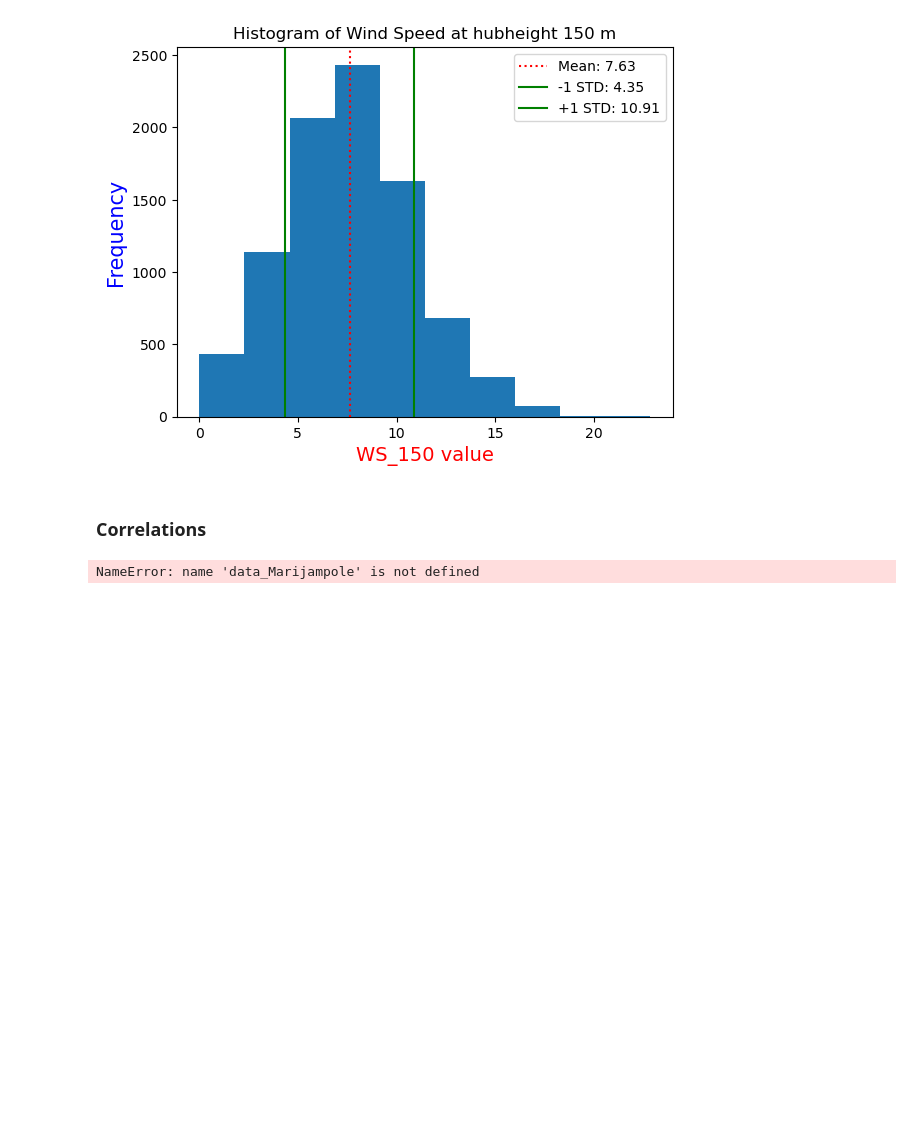
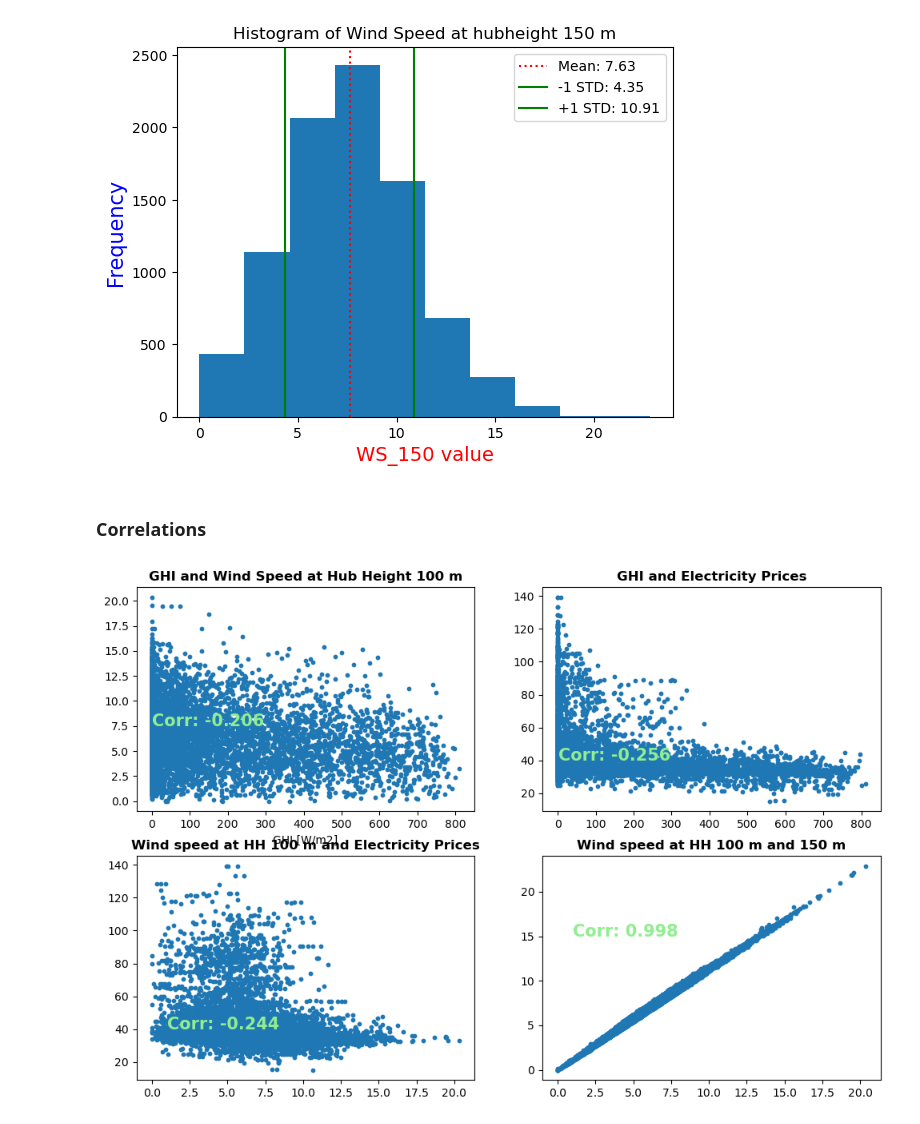
Before and after one commit to Katrine-Hagenau/Hydesign, a Jupyter notebook: docs/notebooks/Graphs_part1.ipynb, the cells around one changed output. Drawn from its saved outputs; the diff is of its cells as text; code cells hidden in the pictures; blank space fills up the shorter version.

```diff
--- a/docs/notebooks/Graphs_part1.ipynb
+++ b/docs/notebooks/Graphs_part1.ipynb
@@ -80,24 +95,39 @@ plt.show()
 # %%
 ghi=data_Marijampole['ghi']
 ws_100=data_Marijampole['WS_100']
+ws_150 = data_Marijampole["WS_150"]
 
 fig, axes = plt.subplots(2, 2, figsize=(12, 8))
 
 corr_ghi_WS100=np.round(np.corrcoef(ghi, ws_100)[0,1],3)
-axes[0,0].scatter(ghi,ws_100)
+axes[0,0].scatter(ghi,ws_100, s=10)
 axes[0,0].text(1,7.5,f'Corr: {corr_ghi_WS100}',fontsize=15,color='lightgreen',fontweight='bold')
 axes[0,0].set_title('GHI and Wind Speed at Hub Height 100 m',fontweight='bold')
+axes[0,0].set_xlabel("GHI [W/m2]")
 
 corr_ghi_el_prices=np.round(np.corrcoef(ghi, el_prices)[0,1],3)
-axes[0,1].scatter(ghi,el_prices)
+axes[0,1].scatter(ghi,el_prices, s=10)
 axes[0,1].text(1,40,f'Corr: {corr_ghi_el_prices}',fontsize=15,color='lightgreen',fontweight='bold')
 axes[0,1].set_title('GHI and Electricity Prices',fontweight='bold')
 
 # correlation WS vs electricity prices
 corr_WS100_el_prices=np.round(np.corrcoef(ws_100, el_prices)[0,1],3)
-print(np.corrcoef(ws_100, el_prices))
+axes[1,0].scatter(ws_100,el_prices, s=10)
+axes[1,0].text(1,40,f'Corr: {corr_WS100_el_prices}',fontsize=15,color='lightgreen',fontweight='bold')
+axes[1,0].set_title('Wind speed at HH 100 m and Electricity Prices',fontweight='bold')
+
+# correlation of wind speeds at diffrent hub heights (100m and 150m)
+corr_WS100_WS150=np.round(np.corrcoef(ws_100, ws_150)[0,1],3)
+axes[1,1].scatter(ws_100,ws_150, s=10)
+axes[1,1].text(1,15,f'Corr: {corr_WS100_WS150}',fontsize=15,color='lightgreen',fontweight='bold')
+axes[1,1].set_title('Wind speed at HH 100 m and 150 m',fontweight='bold')
+
+# 'Axis Labels'
+# ax[0].set_xlabel('Time', fontsize=15)
+# ax[1].set_xlabel('Time', fontsize=15)
+# ax[0].set_ylabel('Value', fontsize=15)
 
 
 plt.show()
 # %% [output]
-NameError: name 'data_Marijampole' is not defined
+[figure, added]
```
Also changed, not shown: parts of 2 cells of this notebook.
